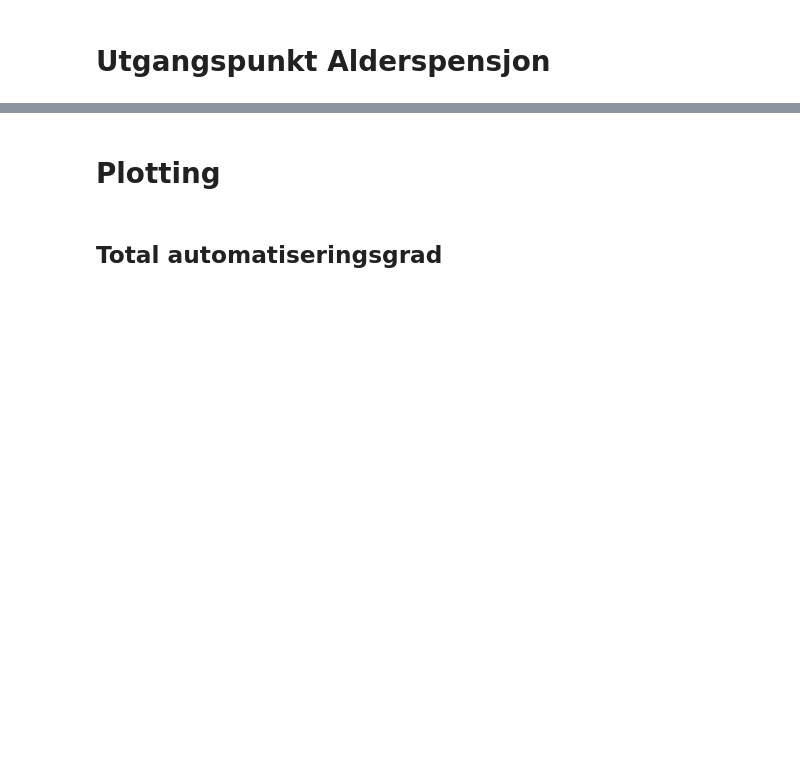
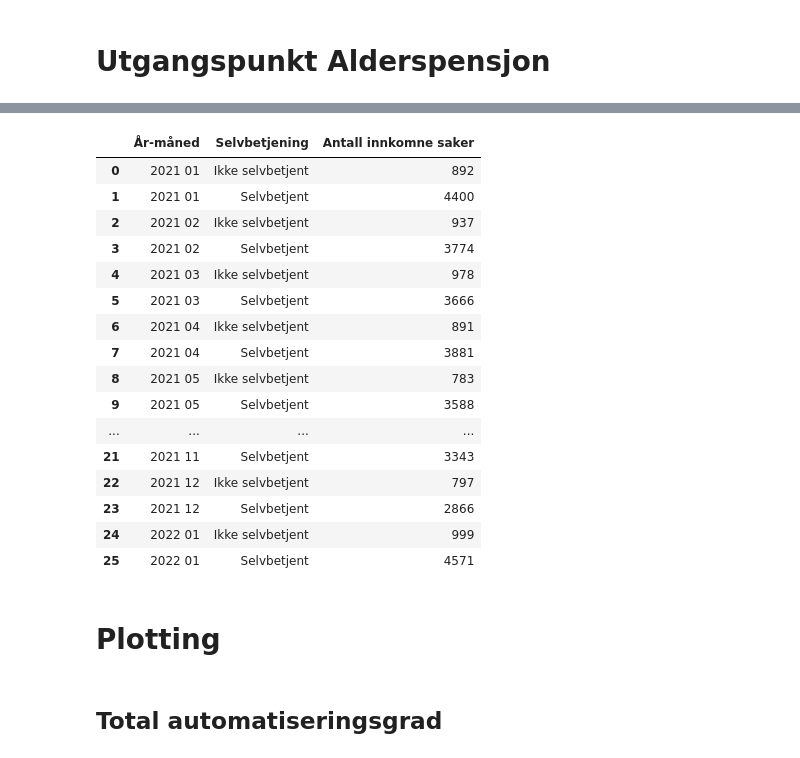
Before and after one commit to navikt/pensjon-data-analyse, a Jupyter notebook: notebooks/auto_AP.ipynb, the cells around one changed output, grey strips where cells are left out. Saved outputs shown, nothing was run; the diff lists cells and outputs as text; code cells hidden in the pictures; blank space fills up the shorter version.

```diff
--- a/notebooks/auto_AP.ipynb
+++ b/notebooks/auto_AP.ipynb
@@ -113,3 +113,23 @@ df_ap.head(20)
+# %%
+df_ap.groupby(["År-måned", "Selvbetjening"], as_index=False)["Antall innkomne saker"].sum()
+# %% [output]
+|  | År-måned | Selvbetjening | Antall innkomne saker |
+| 0 | 2021 01 | Ikke selvbetjent | 892 |
+| 1 | 2021 01 | Selvbetjent | 4400 |
+| 2 | 2021 02 | Ikke selvbetjent | 937 |
+| 3 | 2021 02 | Selvbetjent | 3774 |
+| 4 | 2021 03 | Ikke selvbetjent | 978 |
+| 5 | 2021 03 | Selvbetjent | 3666 |
+| 6 | 2021 04 | Ikke selvbetjent | 891 |
+| 7 | 2021 04 | Selvbetjent | 3881 |
+| 8 | 2021 05 | Ikke selvbetjent | 783 |
+| 9 | 2021 05 | Selvbetjent | 3588 |
+| ... | ... | ... | ... |
+| 21 | 2021 11 | Selvbetjent | 3343 |
+| 22 | 2021 12 | Ikke selvbetjent | 797 |
+| 23 | 2021 12 | Selvbetjent | 2866 |
+| 24 | 2022 01 | Ikke selvbetjent | 999 |
+| 25 | 2022 01 | Selvbetjent | 4571 |
 # %% [markdown]
 # Plotting
 # %%
```
Also changed, not shown: parts of 4 cells of this notebook, 7 other files.
